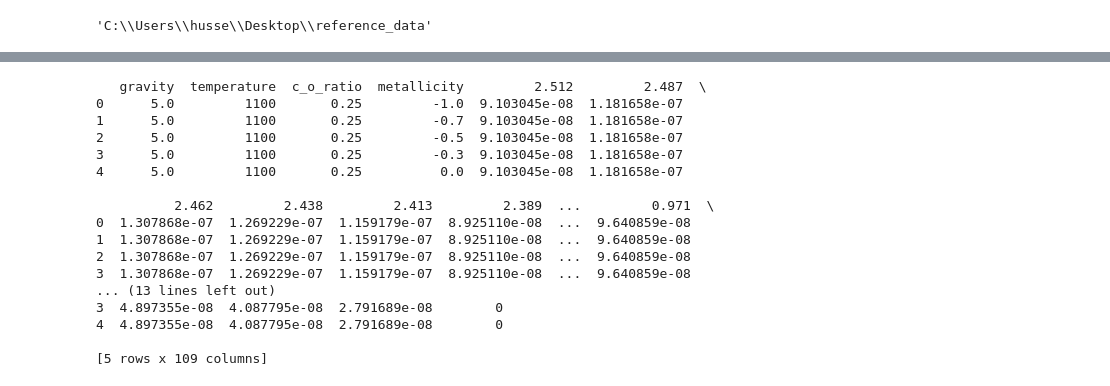
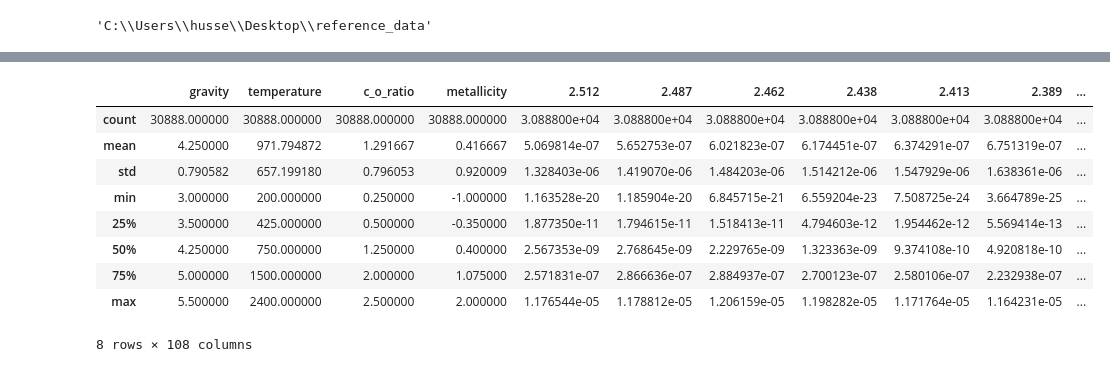
Before and after one commit to hussen2003/TelescopeML, a Jupyter notebook: unsupervied_ml_test.ipynb, the cells around one changed output, grey strips where cells are left out. Cells and saved outputs as stored; diff of their text form; code cells hidden in the pictures.

```diff
--- a/unsupervied_ml_test.ipynb
+++ b/unsupervied_ml_test.ipynb
@@ -54,20 +37,13 @@ print(data.head())
-# %%
-print(clustered_data_kmeans.head())
-# %% [output]
-   gravity  temperature  c_o_ratio  metallicity         2.512         2.487  \
-0      5.0         1100       0.25         -1.0  9.103045e-08  1.181658e-07
-1      5.0         1100       0.25         -0.7  9.103045e-08  1.181658e-07
-2      5.0         1100       0.25         -0.5  9.103045e-08  1.181658e-07
-3      5.0         1100       0.25         -0.3  9.103045e-08  1.181658e-07
-4      5.0         1100       0.25          0.0  9.103045e-08  1.181658e-07
-
-          2.462         2.438         2.413         2.389  ...         0.971  \
-0  1.307868e-07  1.269229e-07  1.159179e-07  8.925110e-08  ...  9.640859e-08
-1  1.307868e-07  1.269229e-07  1.159179e-07  8.925110e-08  ...  9.640859e-08
-2  1.307868e-07  1.269229e-07  1.159179e-07  8.925110e-08  ...  9.640859e-08
-3  1.307868e-07  1.269229e-07  1.159179e-07  8.925110e-08  ...  9.640859e-08
-... (13 lines left out)
-3  4.897355e-08  4.087795e-08  2.791689e-08        0
-4  4.897355e-08  4.087795e-08  2.791689e-08        0
-
-[5 rows x 109 columns]
+# %%
+data.describe()
+# %% [output]
+|  | gravity | temperature | c_o_ratio | metallicity | 2.512 | 2.487 | 2.462 | 2.438 | 2.413 | 2.389 | ... |
+| count | 30888.000000 | 30888.000000 | 30888.000000 | 30888.000000 | 3.088800e+04 | 3.088800e+04 | 3.088800e+04 | 3.088800e+04 | 3.088800e+04 | 3.088800e+04 | ... |
+| mean | 4.250000 | 971.794872 | 1.291667 | 0.416667 | 5.069814e-07 | 5.652753e-07 | 6.021823e-07 | 6.174451e-07 | 6.374291e-07 | 6.751319e-07 | ... |
+| std | 0.790582 | 657.199180 | 0.796053 | 0.920009 | 1.328403e-06 | 1.419070e-06 | 1.484203e-06 | 1.514212e-06 | 1.547929e-06 | 1.638361e-06 | ... |
+| min | 3.000000 | 200.000000 | 0.250000 | -1.000000 | 1.163528e-20 | 1.185904e-20 | 6.845715e-21 | 6.559204e-23 | 7.508725e-24 | 3.664789e-25 | ... |
+| 25% | 3.500000 | 425.000000 | 0.500000 | -0.350000 | 1.877350e-11 | 1.794615e-11 | 1.518413e-11 | 4.794603e-12 | 1.954462e-12 | 5.569414e-13 | ... |
+| 50% | 4.250000 | 750.000000 | 1.250000 | 0.400000 | 2.567353e-09 | 2.768645e-09 | 2.229765e-09 | 1.323363e-09 | 9.374108e-10 | 4.920818e-10 | ... |
+| 75% | 5.000000 | 1500.000000 | 2.000000 | 1.075000 | 2.571831e-07 | 2.866636e-07 | 2.884937e-07 | 2.700123e-07 | 2.580106e-07 | 2.232938e-07 | ... |
+| max | 5.500000 | 2400.000000 | 2.500000 | 2.000000 | 1.176544e-05 | 1.178812e-05 | 1.206159e-05 | 1.198282e-05 | 1.171764e-05 | 1.164231e-05 | ... |
+8 rows × 108 columns
```
Also changed, not shown: parts of 10 cells of this notebook, 2 other files.
